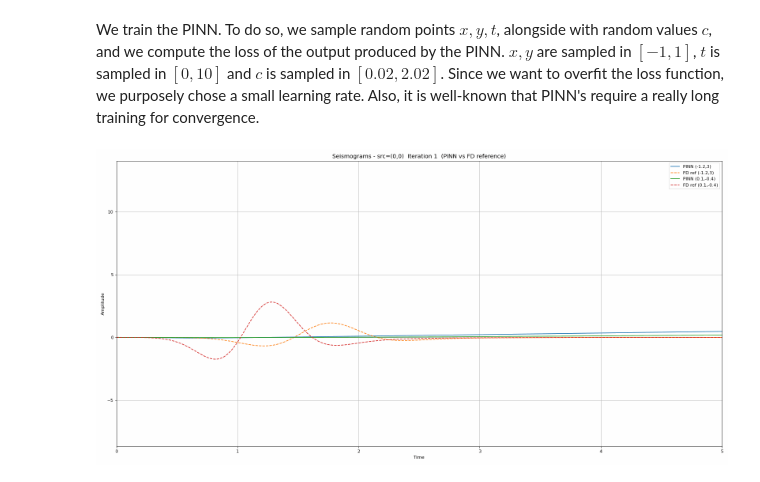
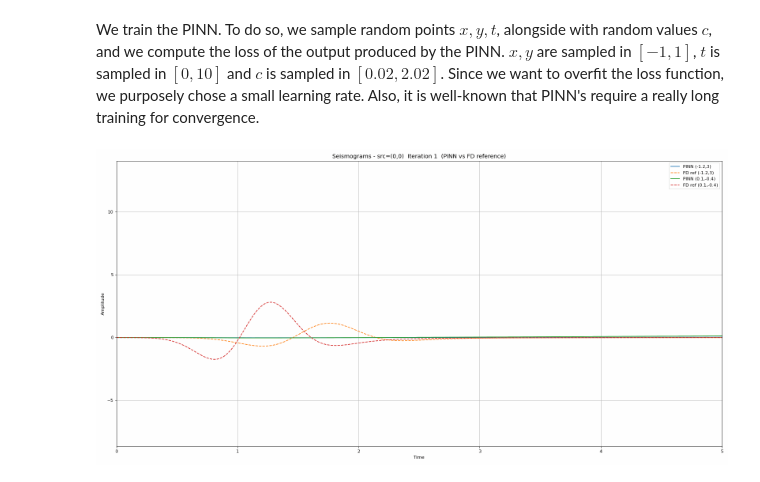
Before and after one commit to pascaltribel/WavePINN, a Jupyter notebook: WavePINN.ipynb, the cells around one changed output. Drawn from its saved outputs; the diff is of its cells as text; code cells hidden in the pictures.

```diff
--- a/WavePINN.ipynb
+++ b/WavePINN.ipynb
@@ -42,0 +34,9 @@ plt.show()
+# %%
+n_t = 1000
+plt.figure(figsize=(12, 5))
+plt.plot(torch.arange(0, 5, 5/n_t), source(torch.zeros(n_t), torch.zeros(n_t), torch.arange(0, 5, 5/n_t), 0, 0))
+plt.xlabel("Time")
+plt.ylabel("Amplitude")
+plt.title("External forcing term measured in (0, 0)")
+plt.grid()
+plt.show()
@@ -43,7 +45,7 @@ plt.show()
 # %% [markdown]
 We will work in a wave propagation speed field where the speed increases with depth, mimicking an augmentation in density:
 # %%
-def c(x, y, t=0):
+def c_constant(x, y, t=0):
     if type(y) == np.ndarray:
         y = torch.tensor(y)
     if type(x) == np.ndarray:
@@ -51,14 +53,14 @@ def c(x, y, t=0):
     return 5*torch.ones_like(y)
 
 vp = np.load("marmousi_vp.npy")
-vp_normalized = vp / vp.mean() * 4 # normalize to be physically consistent with c=10
+vp_normalized = vp / vp.max() * 7 # normalize to be physically consistent with c=10
 
-x_coords = np.linspace(-10, 10, vp.shape[0])
-y_coords = np.linspace(-10, 10, vp.shape[1])
+x_coords = np.linspace(-5, 5, vp.shape[0])
+y_coords = np.linspace(-5, 5, vp.shape[1])
 
 interp_marmousi = RegularGridInterpolator(
     (x_coords, y_coords), vp_normalized,
-    method='linear', bounds_error=False, fill_value=None
+    method='nearest', bounds_error=False, fill_value=None
 )
 
 def c_marmousi(x, y, t=0):
@@ -67,6 +69,8 @@ def c_marmousi(x, y, t=0):
     if isinstance(y, torch.Tensor):
         y = y.cpu().detach().numpy()
     return torch.tensor(interp_marmousi(np.stack([x.ravel(), y.ravel()], axis=-1)).reshape(x.shape), dtype=torch.float32).to(device)
+
+c = c_constant
 # %%
 x = torch.linspace(-5, 5, 150)
 y = torch.linspace(-5, 5, 150)
@@ -89,5 +89,5 @@ np.float64(0.7071067811865475)
 # %%
-def run_fd_reference(t_max: float = 5.0, L: float = 50.0, nx: int = 500, t0=1, cx=0, cy=0, cfl_target: float = 0.5):
+def run_fd_reference(t_max: float = 5.0, L: float = 50.0, nx: int = 500, t0=1, cx=0, cy=0, cfl_target: float = 1/(2**0.5)):
     dx = L * 2 / nx
     x1d = np.linspace(-L, L, nx)
     X, Y = np.meshgrid(x1d, x1d, indexing="ij")
@@ -225,7 +225,7 @@ class PINN(nn.Module):
         for layer in self.hidden_layers:
             h = layer(h) + h
         p = self.output_layer(h)
-        return p * g(t - t0, t0 / 2)
+        return p * g(t - t0, t0 / 10)
 
 def loss_fn(model, x, y, t, x0, y0, t0):
     pred = model(x, y, t, x0, y0, t0)
@@ -249,24 +249,24 @@ if TRAINING:
     N_POINTS      = int(5e4)
     SPATIAL_RANGE_X  = 6.0
     SPATIAL_RANGE_Y  = 6.0
-    SPATIAL_RANGE_X0 = 6.0
-    SPATIAL_RANGE_Y0 = 6.0
+    SPATIAL_RANGE_X0 = 5.0
+    SPATIAL_RANGE_Y0 = 5.0
     T0_MAX        = 2.0
     T_MAX         = 10.0
     N_STEPS       = 20_000
     LR            = 2e-3
     CKPT_EVERY    = 250
-    WAVE_SPEED    = 6.0
-    FRAC_CAUSAL   = 0.95
+    WAVE_SPEED    = 7.0
+    FRAC_CAUSAL   = 0.85
     T_WINDOW      = T_MAX - T0_MAX
 
     n_causal  = int(N_POINTS * FRAC_CAUSAL)
     n_acausal = N_POINTS - n_causal
 
     optimizer = optim.Adam(model.parameters(), lr=LR)
-    scheduler = optim.lr_scheduler.OneCycleLR(
-        optimizer, max_lr=LR, total_steps=N_STEPS, div_factor=1e1, final_div_factor=1e4
-    )
+    #scheduler = optim.lr_scheduler.OneCycleLR(
+    #    optimizer, max_lr=LR, total_steps=N_STEPS, div_factor=1e1, final_div_factor=1e4
+    #)
 
     def sample_batch():
         x  = (torch.rand(N_POINTS, 1, device=device) - 0.5) * 2 * SPATIAL_RANGE_X
@@ -279,36 +279,36 @@ if TRAINING:
         t_arrive = t0 + dist / WAVE_SPEED
 
         t_causal  = t_arrive[:n_causal] + torch.rand(n_causal, 1, device=device) * T_WINDOW
         t_causal  = torch.clamp(t_causal, 0.0, T_MAX)
         t_acausal = torch.rand(n_acausal, 1, device=device) * T_MAX
         t = torch.cat([t_causal, t_acausal])
         return x, y, t, x0, y0, t0
 
     losses = []
     for step in (pbar := tqdm(range(N_STEPS))):
         x, y, t, x0, y0, t0 = sample_batch()
         x = x.requires_grad_(True)
         y = y.requires_grad_(True)
         t = t.requires_grad_(True)
         optimizer.zero_grad(set_to_none=True)
         loss_pde = loss_fn(model, x, y, t, x0, y0, t0)
         loss_pde.backward()
-        torch.nn.utils.clip_grad_norm_(model.parameters(), max_norm=1.0)
+        #torch.nn.utils.clip_grad_norm_(model.parameters(), max_norm=1.0)
         optimizer.step()
-        scheduler.step()
+        #scheduler.step()
         losses.append(loss_pde.item())
         pbar.set_description(f"loss={np.mean(losses[-20:]):.3e}")#  lr={scheduler.get_last_lr()[0]:.3e}")
         if step % CKPT_EVERY == 0:
             check_seismograms(model)
         if loss_pde.item() < min_loss:
             min_loss = loss_pde.item()
             torch.save(model, "model.pt")
             check_seismograms()
 else:
     model = torch.load("model.pt", weights_only=False)
     check_seismograms(model, n_t=200, t_0=[.5])
 # %% [output]
-[figure, old version]
+[figure, new version]
 # %%
 plt.figure(figsize=(10, 6))
 plt.plot(np.log(losses))
```
Also changed, not shown: parts of 6 cells of this notebook, 9 other files.
